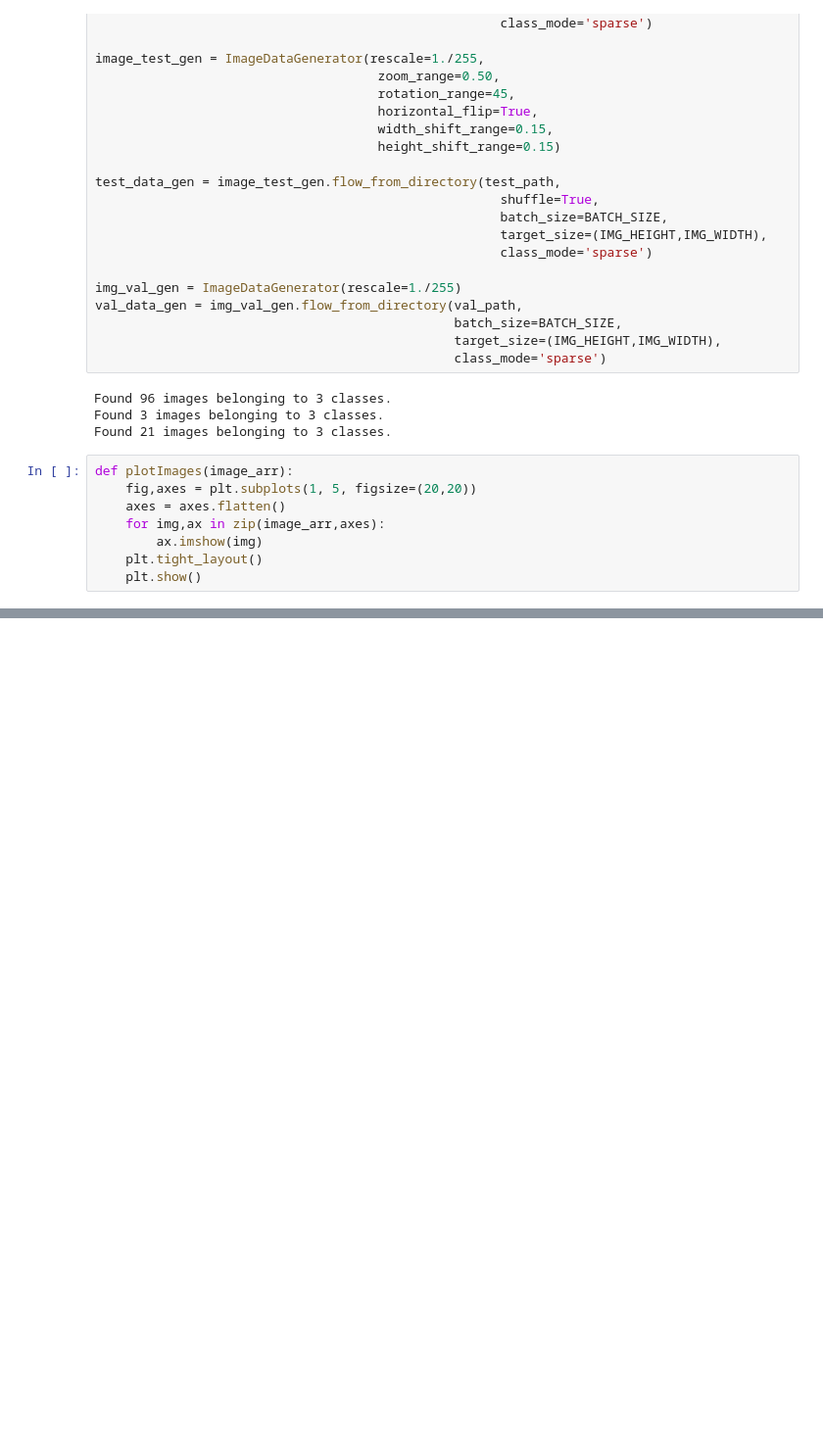
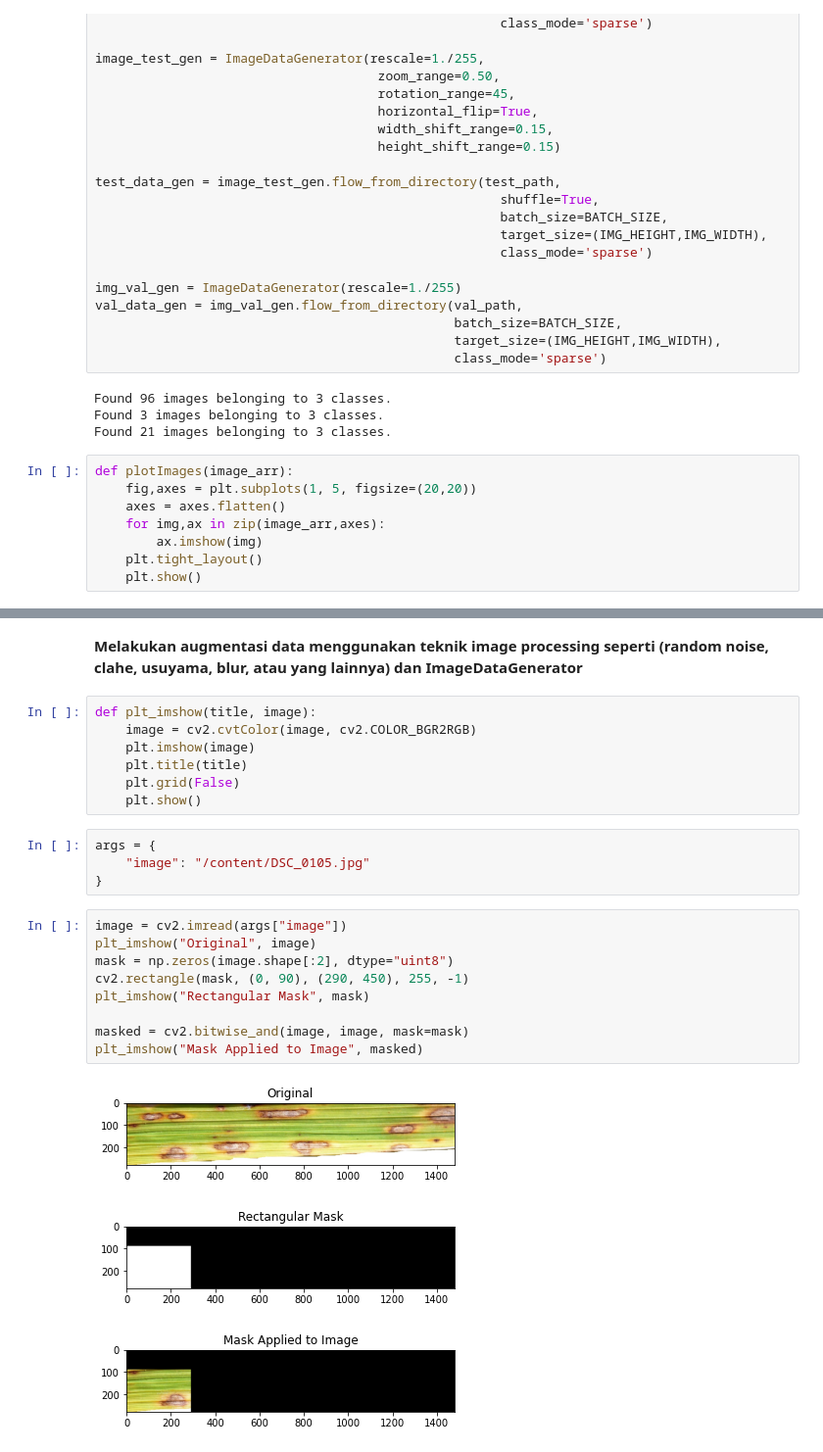
Before and after one commit to raffiainuls/Rice-Leaf-Disease-Classification-CNN, a Jupyter notebook: Splitting&Augmentasi.ipynb, the cells around one changed output, grey strips where cells are left out. Shown at 98% size. Drawn from its saved outputs; the diff is of its cells as text; blank space fills up the shorter version.

```diff
--- a/Splitting&Augmentasi.ipynb
+++ b/Splitting&Augmentasi.ipynb
@@ -287,0 +295,26 @@ plotImages(img_array)
+# %% [markdown]
+**Melakukan augmentasi data menggunakan teknik image processing seperti (random noise, clahe, usuyama, blur, atau yang lainnya) dan ImageDataGenerator**
+# %%
+def plt_imshow(title, image):
+	image = cv2.cvtColor(image, cv2.COLOR_BGR2RGB)
+	plt.imshow(image)
+	plt.title(title)
+	plt.grid(False)
+	plt.show()
+# %%
+args = {
+	"image": "/content/DSC_0105.jpg"
+}
+# %%
+image = cv2.imread(args["image"])
+plt_imshow("Original", image)
+mask = np.zeros(image.shape[:2], dtype="uint8")
+cv2.rectangle(mask, (0, 90), (290, 450), 255, -1)
+plt_imshow("Rectangular Mask", mask)
+
+masked = cv2.bitwise_and(image, image, mask=mask)
+plt_imshow("Mask Applied to Image", masked)
+# %% [output]
+[figure, added]
+[figure, added]
+[figure, added]
```
Also changed, not shown: parts of 16 cells of this notebook.
